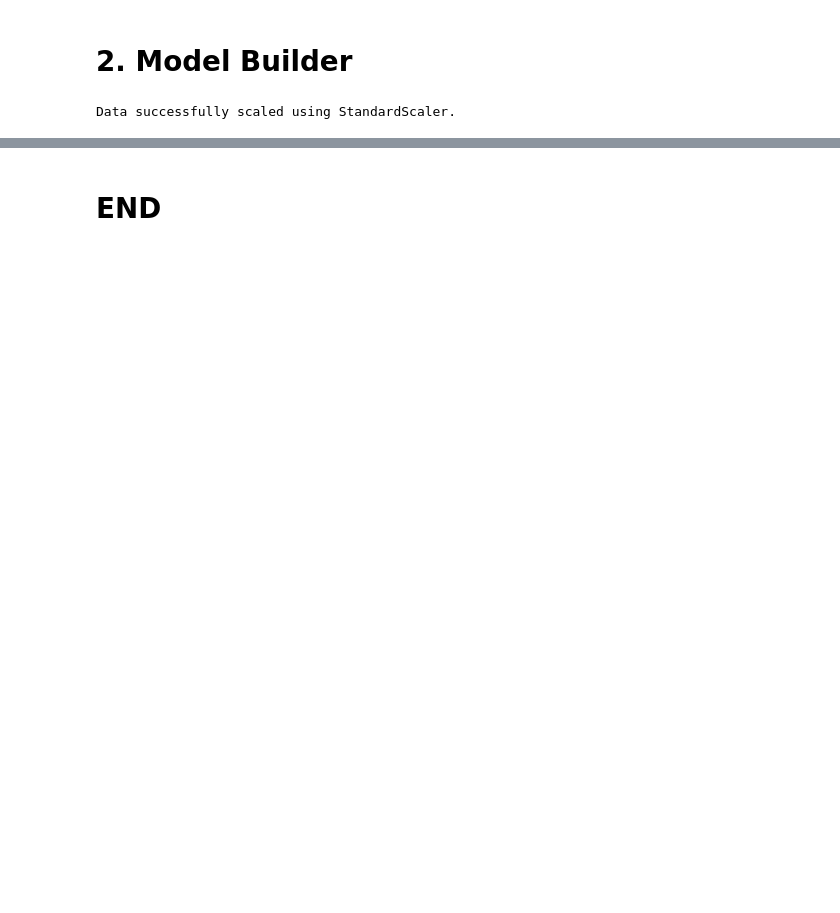
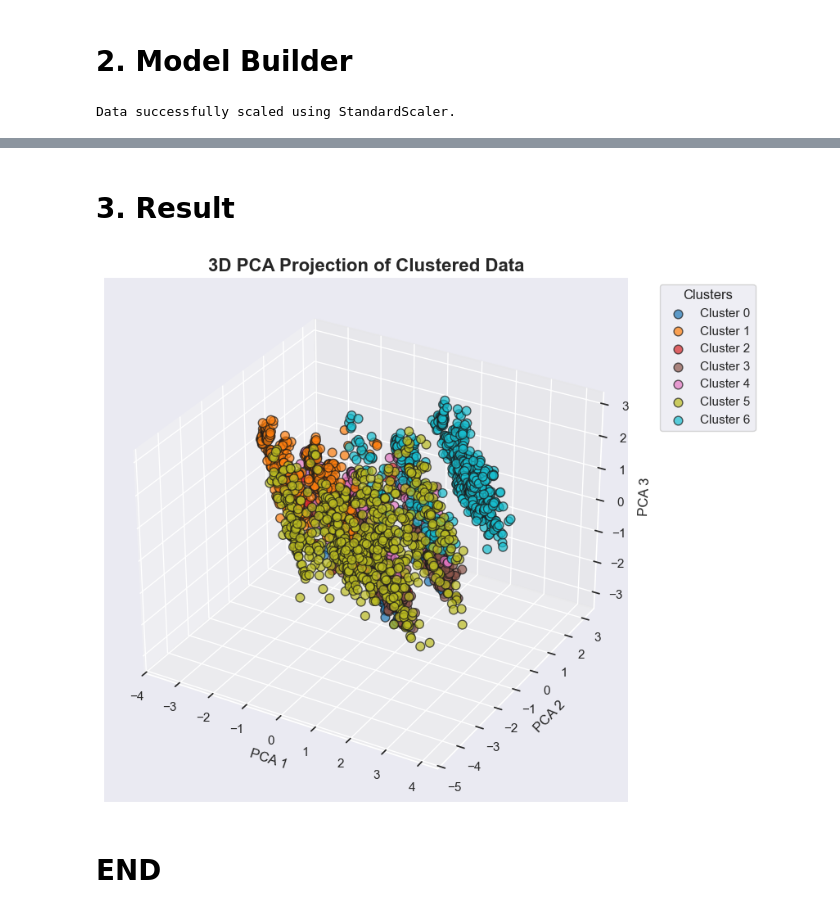
Before and after one commit to ShirsenduRyo/06-Segmentations, a Jupyter notebook: notebooks/03.1 Iter1_K_Means.ipynb, the cells around one changed output, grey strips where cells are left out. Drawn from its saved outputs; the diff is of its cells as text; code cells hidden in the pictures; blank space fills up the shorter version.

```diff
--- a/notebooks/03.1 Iter1_K_Means.ipynb
+++ b/notebooks/03.1 Iter1_K_Means.ipynb
@@ -347,0 +435,14 @@ Final Silhouette Score: 0.1637
+# %%
+clustered_df = X_vif_reduced.copy(deep = True)
+clustered_df = pd.concat(
+    [clustered_df, labels_df],
+    axis = 1
+)
+clustered_df = clustered_df.rename(
+    columns  = {
+        0 : "Cluster"
+    }
+)
+
+clustered_df["Cluster"].value_counts(normalize = True)
+# clustered_df.head()
@@ -348,2 +459,42 @@ Final Silhouette Score: 0.1637
+# %% [markdown]
+# 3. Result
+# %%
+scaler = StandardScaler()
+X = scaler.fit_transform(clustered_df.drop("Cluster", axis=1))
+y = clustered_df.loc[:, "Cluster"]
+# %%
+pca_3d = PCA(n_components=3)
+X_pca_3d = pca_3d.fit_transform(X)
+
+fig = plt.figure(figsize=(10, 7))
+ax = fig.add_subplot(111, projection="3d")
+
+# Use a discrete colormap and one color per cluster
+unique_clusters = np.unique(y)
+colors = plt.cm.tab10(np.linspace(0, 1, len(unique_clusters)))
+
+for cluster, color in zip(unique_clusters, colors):
+    mask = (y == cluster)
+    ax.scatter(
+        X_pca_3d[mask, 0],
+        X_pca_3d[mask, 1],
+        X_pca_3d[mask, 2],
+        label=f"Cluster {cluster}",
+        color=color,
+        alpha=0.7,
+        s=60,
+        edgecolor="k"
+    )
+
+ax.set_xlabel("PCA 1")
+ax.set_ylabel("PCA 2")
+ax.set_zlabel("PCA 3")
+ax.set_title("3D PCA Projection of Clustered Data", fontsize=16, weight="bold")
+
+ax.legend(title="Clusters", bbox_to_anchor=(1.05, 1), loc='upper left')
+plt.tight_layout()
+plt.show()
+# %% [output]
+[figure, added]
 # %% [markdown]
 # END
```
Also changed, not shown: parts of 15 cells of this notebook, 3 other files.
